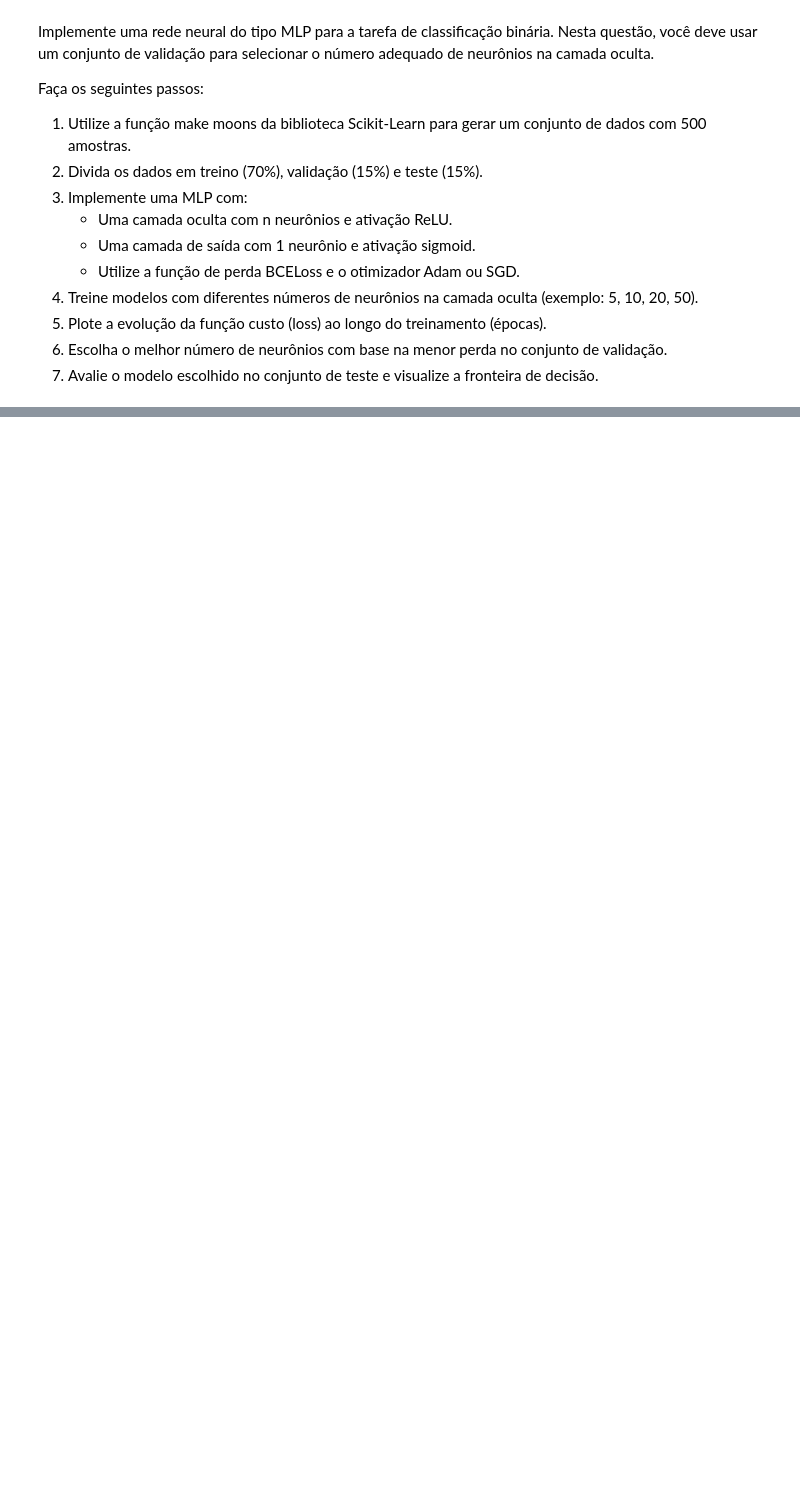
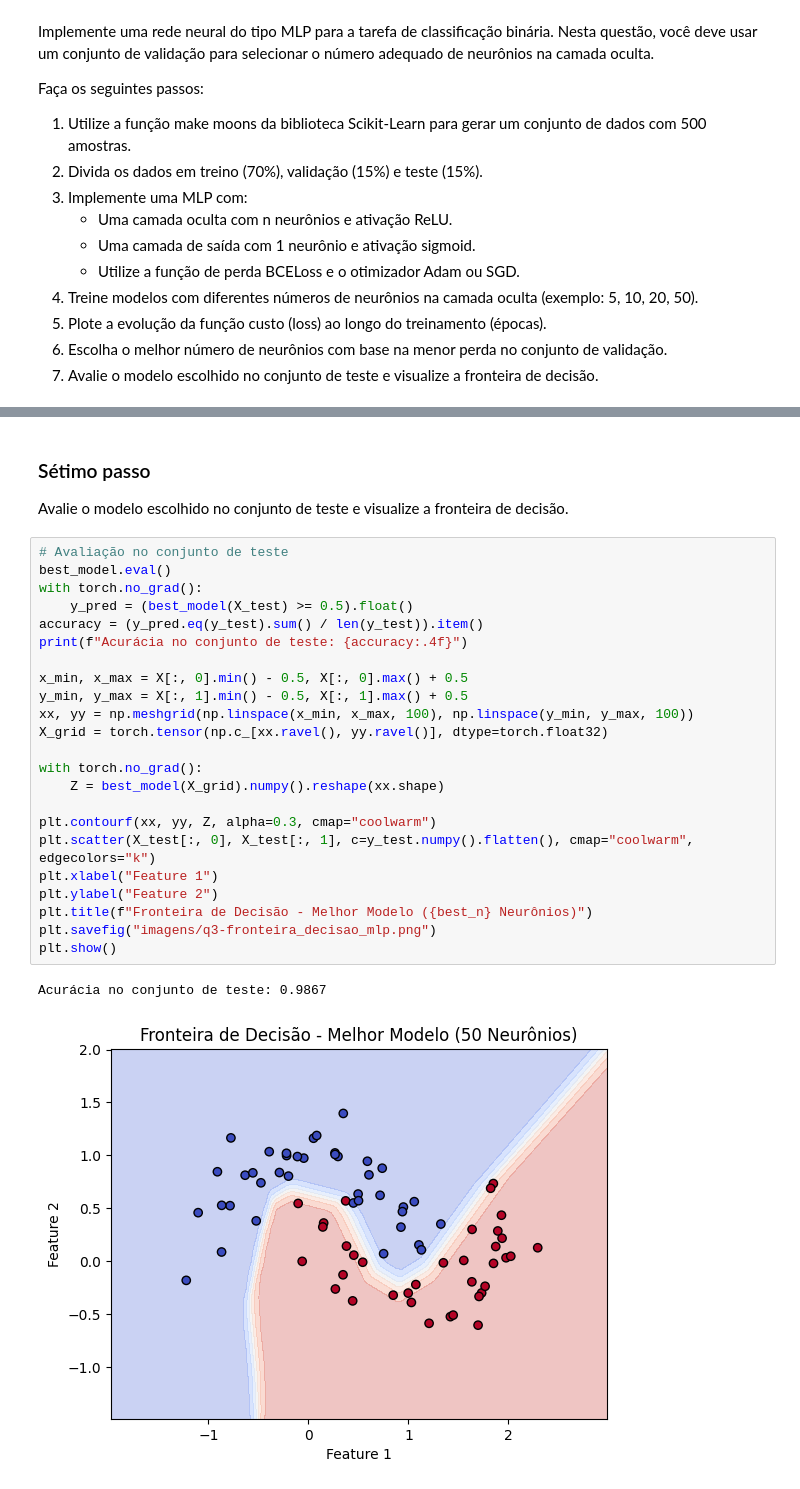
Before and after one commit to Aldenor-Neto/TrabalhoFinal-InteligenciaArtificial-IA, a Jupyter notebook: notebook_questoes.ipynb, the cells around one changed output, grey strips where cells are left out. Cells and saved outputs as stored; diff of their text form; blank space fills up the shorter version.

```diff
--- a/notebook_questoes.ipynb
+++ b/notebook_questoes.ipynb
@@ -263,0 +377,29 @@ Faça os seguintes passos:
+# %% [markdown]
+### Sétimo passo
+Avalie o modelo escolhido no conjunto de teste e visualize a fronteira de decisão.
+# %%
+# Avaliação no conjunto de teste
+best_model.eval()
+with torch.no_grad():
+    y_pred = (best_model(X_test) >= 0.5).float()
+accuracy = (y_pred.eq(y_test).sum() / len(y_test)).item()
+print(f"Acurácia no conjunto de teste: {accuracy:.4f}")
+
+x_min, x_max = X[:, 0].min() - 0.5, X[:, 0].max() + 0.5
+y_min, y_max = X[:, 1].min() - 0.5, X[:, 1].max() + 0.5
+xx, yy = np.meshgrid(np.linspace(x_min, x_max, 100), np.linspace(y_min, y_max, 100))
+X_grid = torch.tensor(np.c_[xx.ravel(), yy.ravel()], dtype=torch.float32)
+
+with torch.no_grad():
+    Z = best_model(X_grid).numpy().reshape(xx.shape)
+
+plt.contourf(xx, yy, Z, alpha=0.3, cmap="coolwarm")
+plt.scatter(X_test[:, 0], X_test[:, 1], c=y_test.numpy().flatten(), cmap="coolwarm", edgecolors="k")
+plt.xlabel("Feature 1")
+plt.ylabel("Feature 2")
+plt.title(f"Fronteira de Decisão - Melhor Modelo ({best_n} Neurônios)")
+plt.savefig("imagens/q3-fronteira_decisao_mlp.png")
+plt.show()
+# %% [output]
+Acurácia no conjunto de teste: 0.9867
+[figure, added]
```
Also changed, not shown: parts of 19 cells of this notebook, 3 other files.
